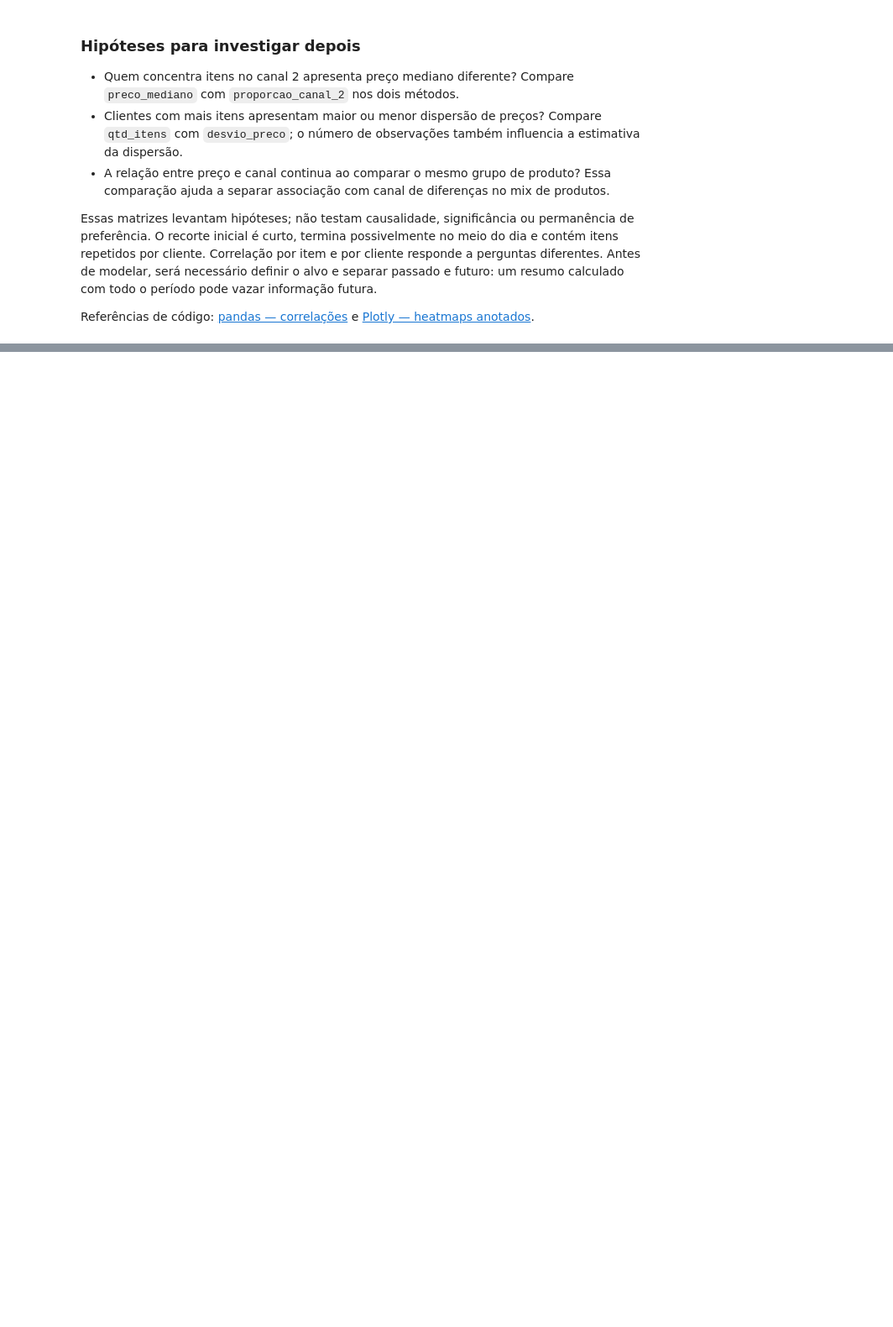
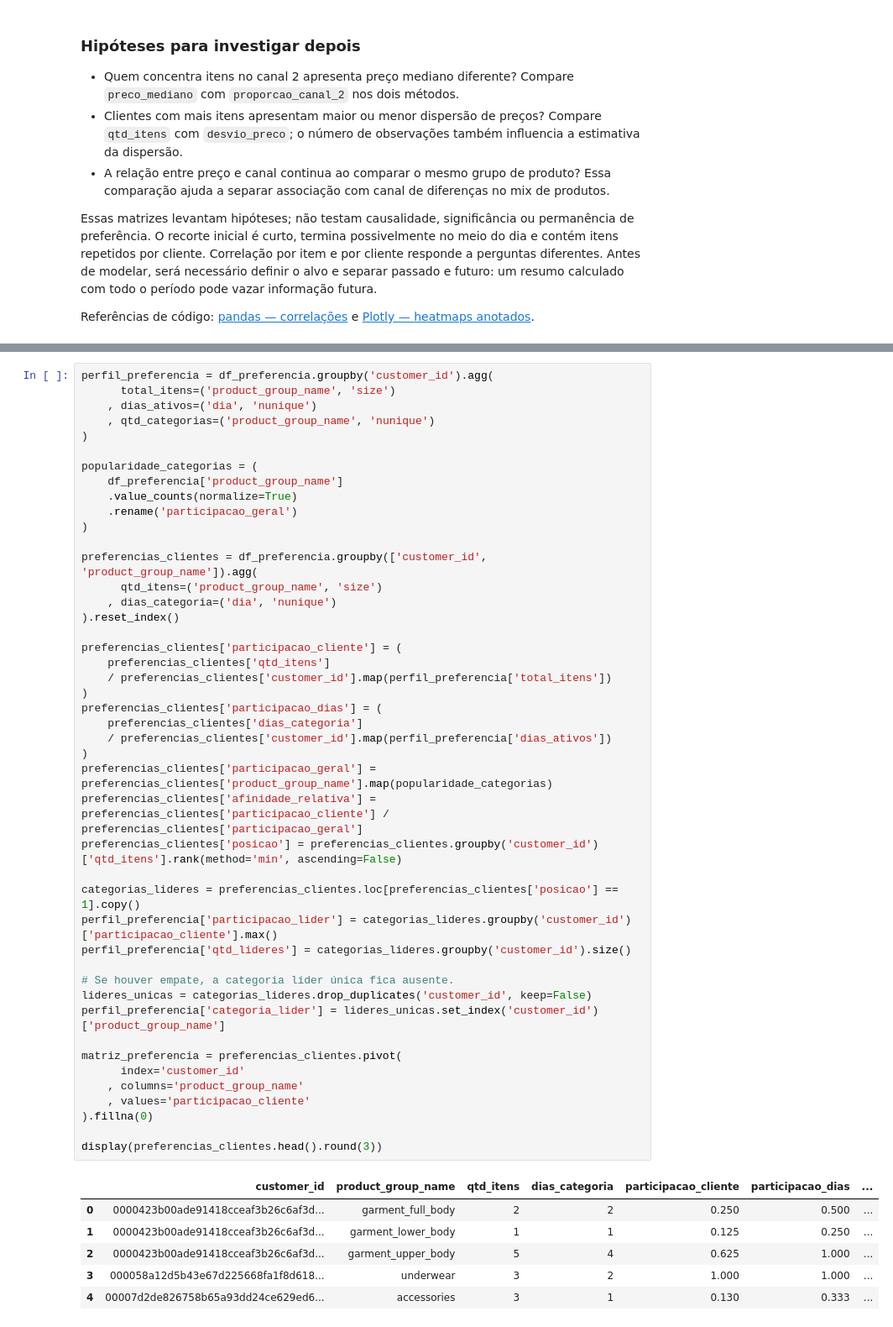
Before and after one commit to IgorSantFerreira/hm-fashion-recommender, a Jupyter notebook: etapa1.ipynb, the cells around one changed output, grey strips where cells are left out. Shown at 84% size. Drawn from its saved outputs; the diff is of its cells as text; blank space fills up the shorter version.

```diff
--- a/etapa1.ipynb
+++ b/etapa1.ipynb
@@ -410,0 +457,52 @@ Referências de código: [pandas — correlações](https://pandas.pydata.org/do
+# %%
+perfil_preferencia = df_preferencia.groupby('customer_id').agg(
+      total_itens=('product_group_name', 'size')
+    , dias_ativos=('dia', 'nunique')
+    , qtd_categorias=('product_group_name', 'nunique')
+)
+
+popularidade_categorias = (
+    df_preferencia['product_group_name']
+    .value_counts(normalize=True)
+    .rename('participacao_geral')
+)
+
+preferencias_clientes = df_preferencia.groupby(['customer_id', 'product_group_name']).agg(
+      qtd_itens=('product_group_name', 'size')
+    , dias_categoria=('dia', 'nunique')
+).reset_index()
+
+preferencias_clientes['participacao_cliente'] = (
+    preferencias_clientes['qtd_itens']
+    / preferencias_clientes['customer_id'].map(perfil_preferencia['total_itens'])
+)
+preferencias_clientes['participacao_dias'] = (
+    preferencias_clientes['dias_categoria']
+    / preferencias_clientes['customer_id'].map(perfil_preferencia['dias_ativos'])
+)
+preferencias_clientes['participacao_geral'] = preferencias_clientes['product_group_name'].map(popularidade_categorias)
+preferencias_clientes['afinidade_relativa'] = preferencias_clientes['participacao_cliente'] / preferencias_clientes['participacao_geral']
+preferencias_clientes['posicao'] = preferencias_clientes.groupby('customer_id')['qtd_itens'].rank(method='min', ascending=False)
+
+categorias_lideres = preferencias_clientes.loc[preferencias_clientes['posicao'] == 1].copy()
+perfil_preferencia['participacao_lider'] = categorias_lideres.groupby('customer_id')['participacao_cliente'].max()
+perfil_preferencia['qtd_lideres'] = categorias_lideres.groupby('customer_id').size()
+
+# Se houver empate, a categoria líder única fica ausente.
+lideres_unicas = categorias_lideres.drop_duplicates('customer_id', keep=False)
+perfil_preferencia['categoria_lider'] = lideres_unicas.set_index('customer_id')['product_group_name']
+
+matriz_preferencia = preferencias_clientes.pivot(
+      index='customer_id'
+    , columns='product_group_name'
+    , values='participacao_cliente'
+).fillna(0)
+
+display(preferencias_clientes.head().round(3))
+# %% [output]
+|  | customer_id | product_group_name | qtd_itens | dias_categoria | participacao_cliente | participacao_dias | ... |
+| 0 | 0000423b00ade91418cceaf3b26c6af3d... | garment_full_body | 2 | 2 | 0.250 | 0.500 | ... |
+| 1 | 0000423b00ade91418cceaf3b26c6af3d... | garment_lower_body | 1 | 1 | 0.125 | 0.250 | ... |
+| 2 | 0000423b00ade91418cceaf3b26c6af3d... | garment_upper_body | 5 | 4 | 0.625 | 1.000 | ... |
+| 3 | 000058a12d5b43e67d225668fa1f8d618... | underwear | 3 | 2 | 1.000 | 1.000 | ... |
+| 4 | 00007d2de826758b65a93dd24ce629ed6... | accessories | 3 | 1 | 0.130 | 0.333 | ... |
```
Also changed, not shown: parts of 16 cells of this notebook.
